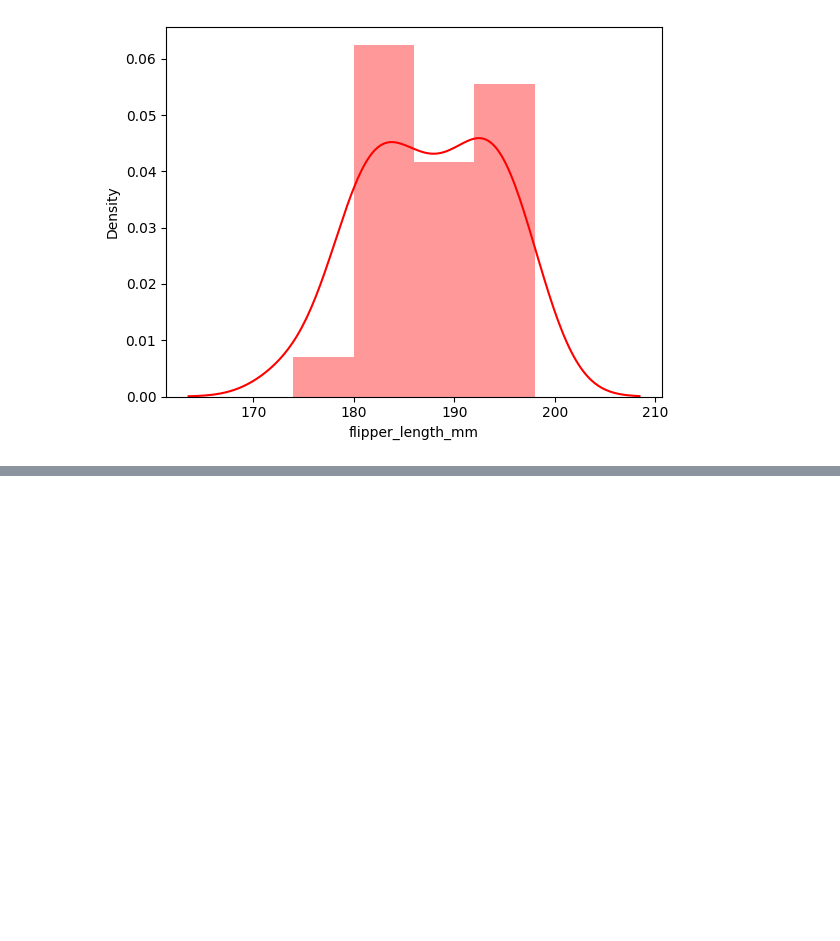
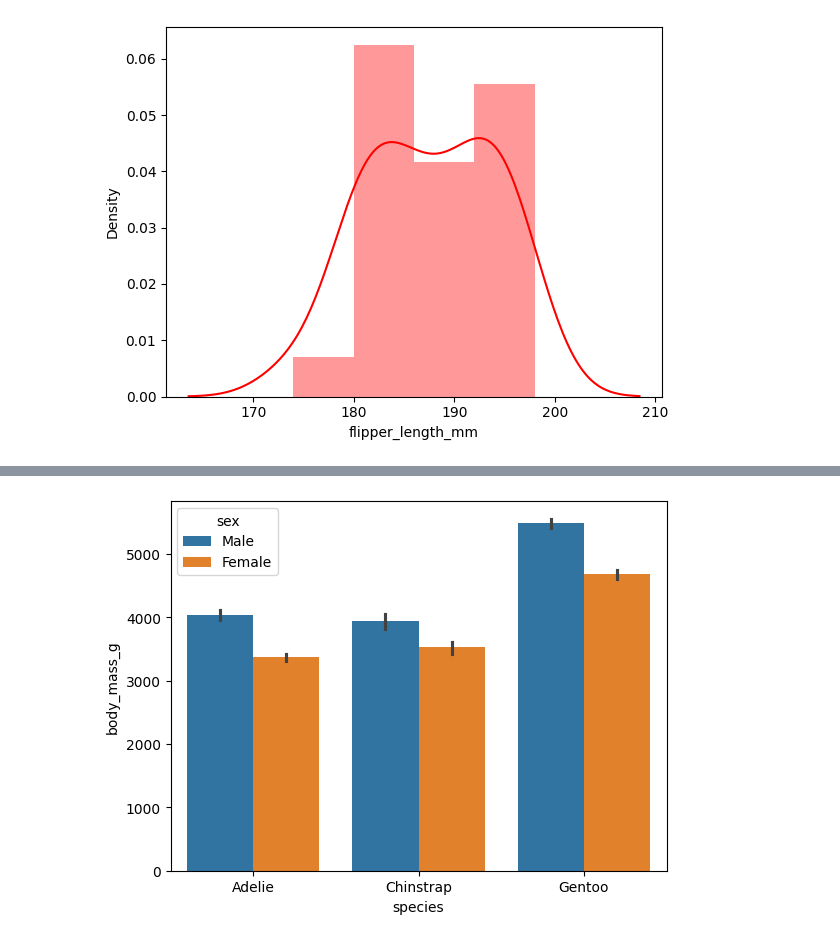
Before and after one commit to anjali801/Data-science-45-internship, a Jupyter notebook: Day21.ipynb, the cells around one changed output, grey strips where cells are left out. Saved outputs shown, nothing was run; the diff lists cells and outputs as text; code cells hidden in the pictures; blank space fills up the shorter version.

```diff
--- a/Day21.ipynb
+++ b/Day21.ipynb
@@ -241,0 +270,5 @@ https://gist.github.com/mwaskom/de44147ed2974457ad6372750bbe5751
+# %%
+sns.barplot(x="species",y="body_mass_g",data=var , hue = 'sex')
+plt.show()
+# %% [output]
+[figure, added]
```
Also changed, not shown: parts of 16 cells of this notebook.
